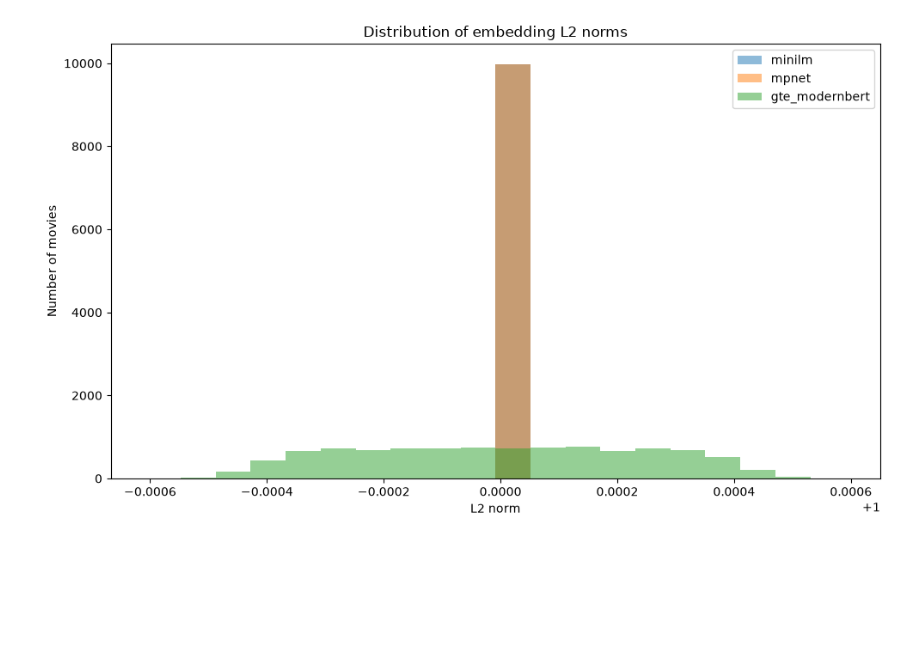
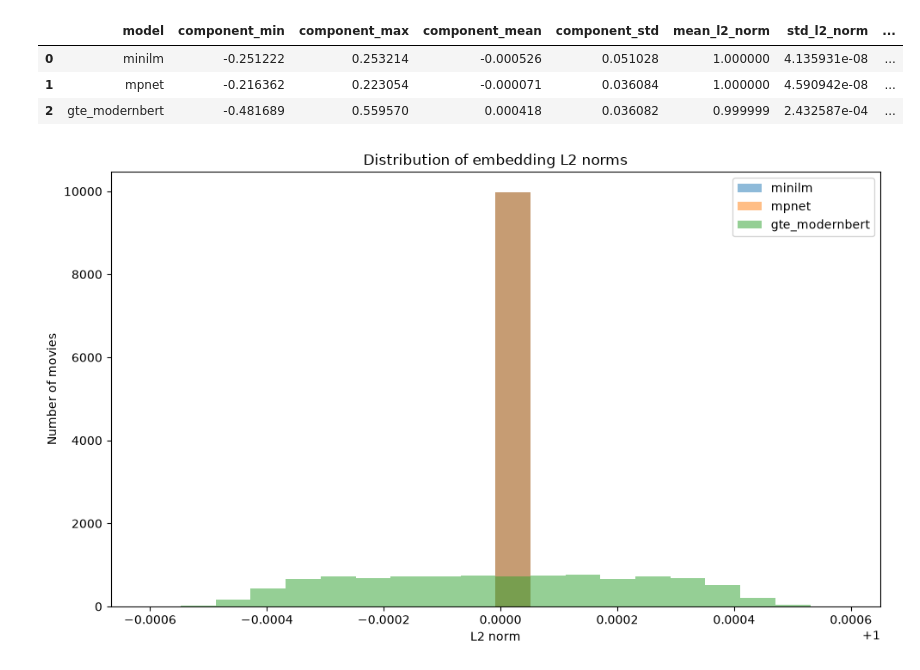
Before and after one commit to nikolabakic/IMDB_WEEK1_SIX, a Jupyter notebook: movie-embeddings-project/netebook4.ipynb, the cells around one changed output. Drawn from its saved outputs; the diff is of its cells as text; code cells hidden in the pictures; blank space fills up the shorter version.

```diff
--- a/movie-embeddings-project/netebook4.ipynb
+++ b/movie-embeddings-project/netebook4.ipynb
@@ -83,4 +83,77 @@ Dataset shape: (9967, 12)
 | 0 | minilm | (9967, 384) | 9967 | 384 | float32 | True | 0 | 0 | ... |
 | 1 | mpnet | (9967, 768) | 9967 | 768 | float32 | True | 0 | 0 | ... |
 | 2 | gte_modernbert | (9967, 768) | 9967 | 768 | float16 | True | 0 | 0 | ... |
+# %%
+import matplotlib.pyplot as plt
+import numpy as np
+import pandas as pd
+
+
+RANDOM_STATE = 42
+NUM_RANDOM_PAIRS = 50_000
+
+rng = np.random.default_rng(RANDOM_STATE)
+num_movies = len(movies_df)
+
+# Isti parovi se koriste za sva tri modela radi fer poređenja
+first_indices = rng.integers(0, num_movies, size=NUM_RANDOM_PAIRS)
+second_indices = rng.integers(0, num_movies, size=NUM_RANDOM_PAIRS)
+
+# Ukloni parove u kojima je film poređen sam sa sobom
+different_movie_mask = first_indices != second_indices
+first_indices = first_indices[different_movie_mask]
+second_indices = second_indices[different_movie_mask]
+
+
+space_analysis_rows = []
+l2_norms_by_model = {}
+cosine_similarities_by_model = {}
+
+for model_name, matrix in embeddings.items():
+    matrix_float = matrix.astype(np.float32, copy=False)
+
+    l2_norms = np.linalg.norm(matrix_float, axis=1)
+
+    pair_dot_products = np.sum(
+        matrix_float[first_indices] * matrix_float[second_indices],
+        axis=1,
+    )
+
+    pair_norm_products = (
+        l2_norms[first_indices] * l2_norms[second_indices]
+    )
+
+    cosine_similarities = pair_dot_products / np.clip(
+        pair_norm_products,
+        a_min=1e-12,
+        a_max=None,
+    )
+
+    l2_norms_by_model[model_name] = l2_norms
+    cosine_similarities_by_model[model_name] = cosine_similarities
+
+    space_analysis_rows.append(
+        {
+            "model": model_name,
+            "component_min": matrix_float.min(),
+            "component_max": matrix_float.max(),
+            "component_mean": matrix_float.mean(),
+            "component_std": matrix_float.std(),
+            "mean_l2_norm": l2_norms.mean(),
+            "std_l2_norm": l2_norms.std(),
+            "mean_random_cosine": cosine_similarities.mean(),
+            "std_random_cosine": cosine_similarities.std(),
+            "min_random_cosine": cosine_similarities.min(),
+            "max_random_cosine": cosine_similarities.max(),
+        }
+    )
+
+
+embedding_space_analysis_df = pd.DataFrame(space_analysis_rows)
+embedding_space_analysis_df
+# %% [output]
+|  | model | component_min | component_max | component_mean | component_std | mean_l2_norm | std_l2_norm | ... |
+| 0 | minilm | -0.251222 | 0.253214 | -0.000526 | 0.051028 | 1.000000 | 4.135931e-08 | ... |
+| 1 | mpnet | -0.216362 | 0.223054 | -0.000071 | 0.036084 | 1.000000 | 4.590942e-08 | ... |
+| 2 | gte_modernbert | -0.481689 | 0.559570 | 0.000418 | 0.036082 | 0.999999 | 2.432587e-04 | ... |
 # %%
```
Also changed, not shown: parts of 8 cells of this notebook, 1 other file.
